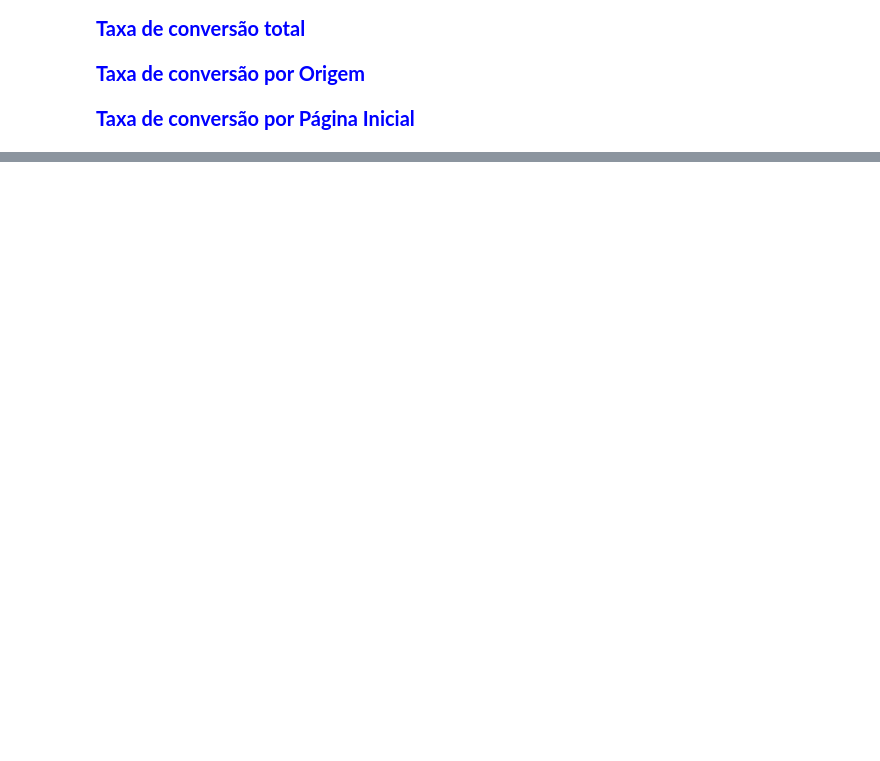
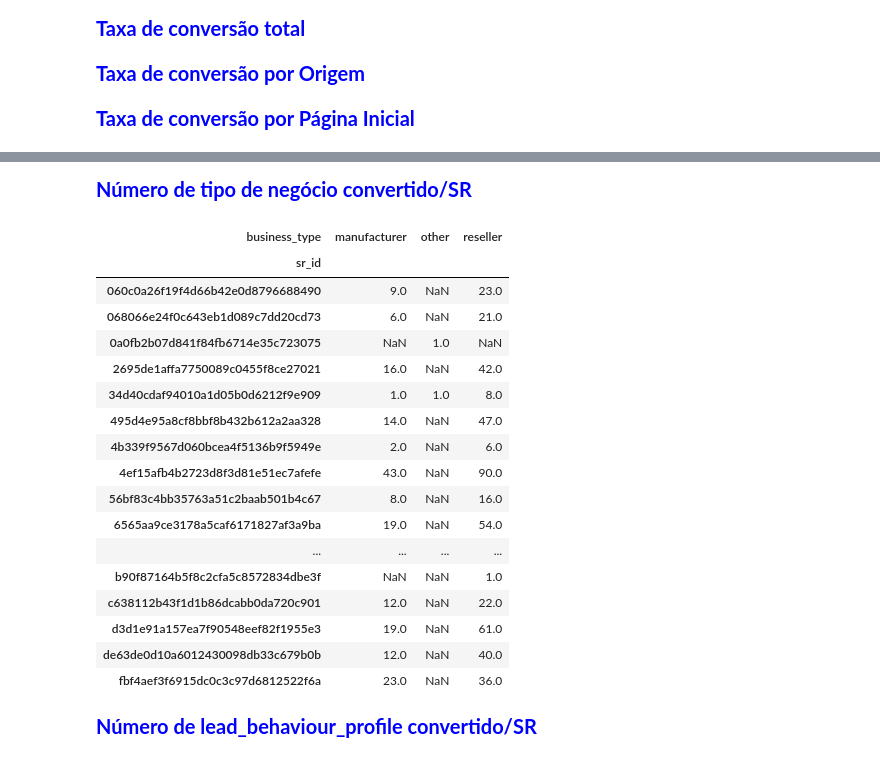
Before and after one commit to Moc967/lets-code-desenvolvedados, a Jupyter notebook: src/Olist_Market_Analysis.ipynb, the cells around one changed output, grey strips where cells are left out. Drawn from its saved outputs; the diff is of its cells as text; code cells hidden in the pictures; blank space fills up the shorter version.

```diff
--- a/src/Olist_Market_Analysis.ipynb
+++ b/src/Olist_Market_Analysis.ipynb
@@ -119,0 +228,25 @@ taxa_conversao_por_pagina
+# %% [markdown]
+<span style="color:blue;font-weight:300;font-size:20px"><b>Número de tipo de negócio convertido/SR</b></span>
+# %%
+df_base_completa.pivot_table(index='sr_id', columns='business_type', values='closed_deal', aggfunc='sum')
+# %% [output]
+| business_type | manufacturer | other | reseller |
+| sr_id |  |  |  |
+| 060c0a26f19f4d66b42e0d8796688490 | 9.0 | NaN | 23.0 |
+| 068066e24f0c643eb1d089c7dd20cd73 | 6.0 | NaN | 21.0 |
+| 0a0fb2b07d841f84fb6714e35c723075 | NaN | 1.0 | NaN |
+| 2695de1affa7750089c0455f8ce27021 | 16.0 | NaN | 42.0 |
+| 34d40cdaf94010a1d05b0d6212f9e909 | 1.0 | 1.0 | 8.0 |
+| 495d4e95a8cf8bbf8b432b612a2aa328 | 14.0 | NaN | 47.0 |
+| 4b339f9567d060bcea4f5136b9f5949e | 2.0 | NaN | 6.0 |
+| 4ef15afb4b2723d8f3d81e51ec7afefe | 43.0 | NaN | 90.0 |
+| 56bf83c4bb35763a51c2baab501b4c67 | 8.0 | NaN | 16.0 |
+| 6565aa9ce3178a5caf6171827af3a9ba | 19.0 | NaN | 54.0 |
+| ... | ... | ... | ... |
+| b90f87164b5f8c2cfa5c8572834dbe3f | NaN | NaN | 1.0 |
+| c638112b43f1d1b86dcabb0da720c901 | 12.0 | NaN | 22.0 |
+| d3d1e91a157ea7f90548eef82f1955e3 | 19.0 | NaN | 61.0 |
+| de63de0d10a6012430098db33c679b0b | 12.0 | NaN | 40.0 |
+| fbf4aef3f6915dc0c3c97d6812522f6a | 23.0 | NaN | 36.0 |
+# %% [markdown]
+<span style="color:blue;font-weight:300;font-size:20px"><b>Número de lead_behaviour_profile convertido/SR</b></span>
```
Also changed, not shown: parts of 17 cells of this notebook.
